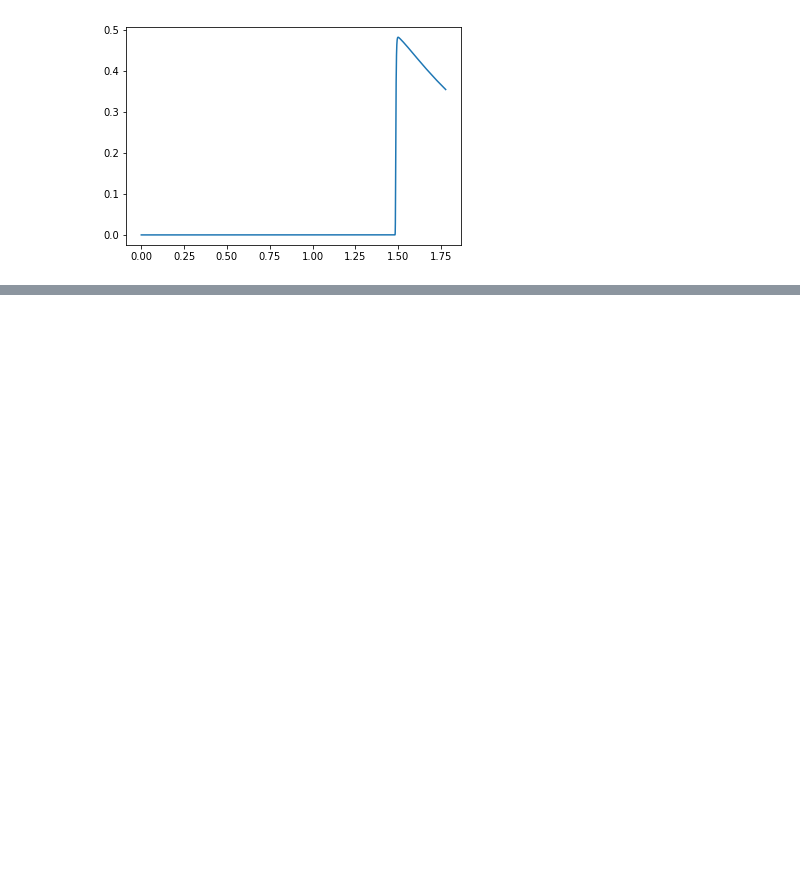
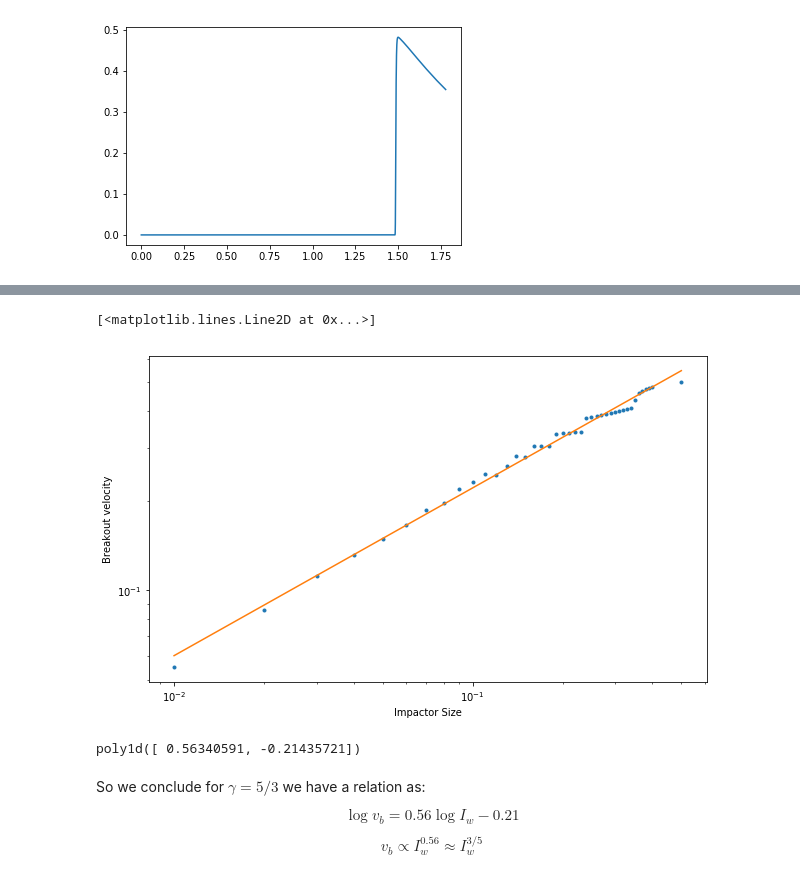
Before and after one commit to fhorrobin/cratering-1D, a Jupyter notebook: visualizations/visualize_vars_general_1d.ipynb, the cells around one changed output, grey strips where cells are left out. Drawn from its saved outputs; the diff is of its cells as text; code cells hidden in the pictures; blank space fills up the shorter version.

```diff
--- a/visualizations/visualize_vars_general_1d.ipynb
+++ b/visualizations/visualize_vars_general_1d.ipynb
@@ -140,0 +166,36 @@ pass
+# %%
+# Analyse the breakout velocity vs size of impactor.
+breakout_v = []
+impactors = []
+
+for folder in folders:
+    impactors.append(extract_index_from_folder(folder))
+# %%
+for folder in folders:
+    breakout_v.append(np.max([sample_velocity(f, 0.99) for f in glob.glob(UPPER + "/" + folder + "/snapshot_*.h5")]))
+# %%
+fig, ax = plt.subplots(figsize=(10,6))
+ax.loglog(impactors, breakout_v, '.')
+ax.set(xlabel = "Impactor Size",
+       ylabel = "Breakout velocity")
+pass
+
+# Fit the function
+coeffs = np.polyfit(np.log(impactors),np.log(breakout_v),deg=1)
+poly = np.poly1d(coeffs)
+yfit = lambda x: np.exp(poly(np.log(x)))
+
+ax.loglog(impactors, yfit(impactors))
+# %% [output]
+[<matplotlib.lines.Line2D at 0x...>]
+[figure, added]
+# %%
+poly
+# %% [output]
+poly1d([ 0.56340591, -0.21435721])
+# %% [markdown]
+So we conclude for $\gamma = 5/3$ we have a relation as:
+
+$$ \log v_b = 0.56 \log I_w - 0.21  $$
+
+$$ v_b \propto I_w^{0.56} \approx I_w^{3/5} $$
```
Also changed, not shown: parts of 4 cells of this notebook, 4 other files.
